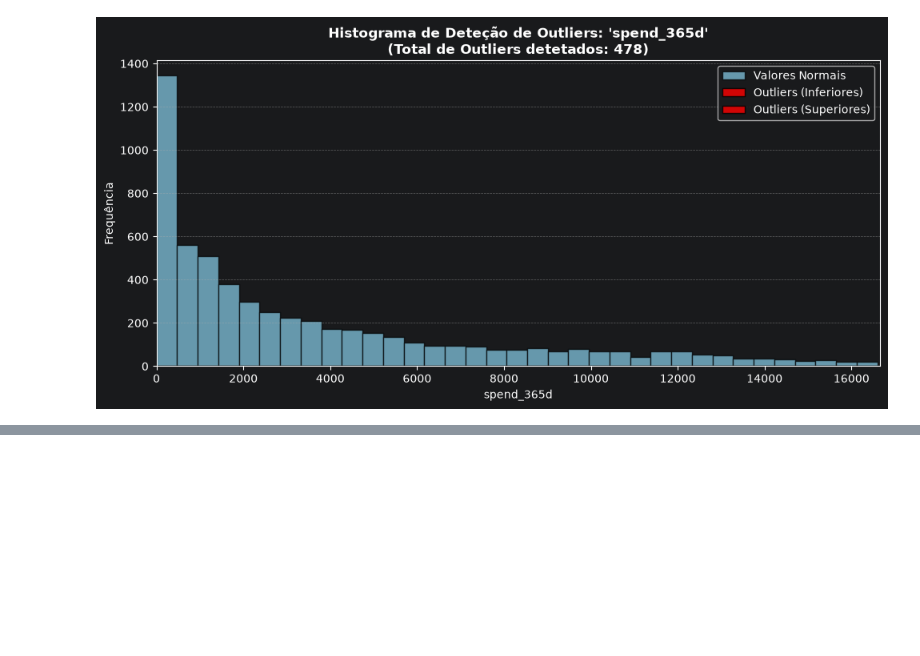
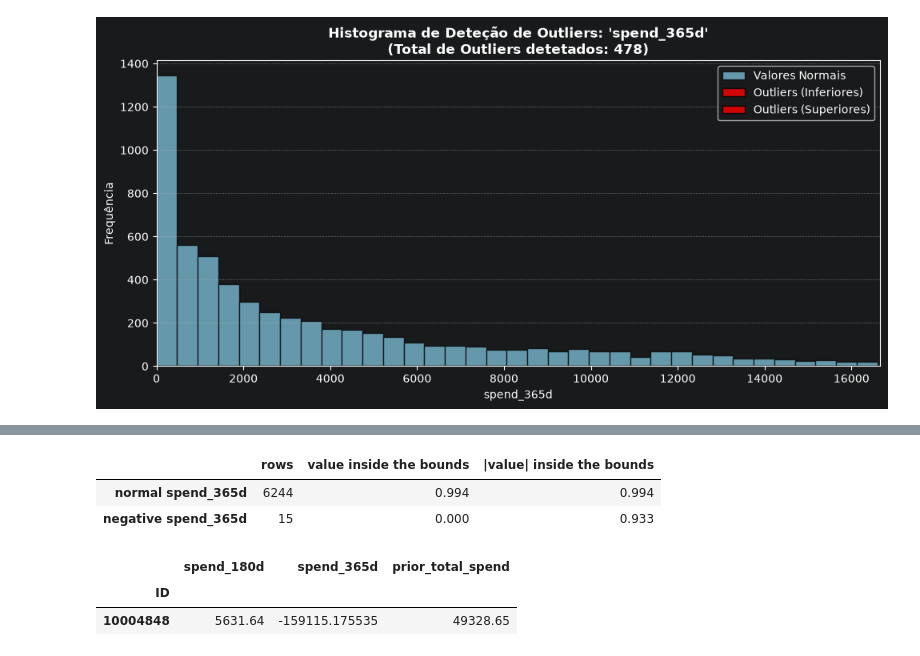
Before and after one commit to Martsnake/machine-learning, a Jupyter notebook: notebooks/Análise.ipynb, the cells around one changed output, grey strips where cells are left out. Saved outputs shown, nothing was run; the diff lists cells and outputs as text; code cells hidden in the pictures; blank space fills up the shorter version.

```diff
--- a/notebooks/Análise.ipynb
+++ b/notebooks/Análise.ipynb
@@ -587,0 +724,32 @@ Here is the distribution of the column Spend_365d
+# %%
+spend = df_raw["spend_365d"]
+spend_negative = spend < 0
+spend_billion = spend >= 1e8
+spend_normal = spend.notna() & ~spend_negative & ~spend_billion
+
+
+def inside_bounds(values, rows):
+    """True where a 365-day spend lies between the 180-day spend and the full prior spend (1 cent tolerance)."""
+    return ((values >= df_raw.loc[rows, "spend_180d"] - 0.01)
+            & (values <= df_raw.loc[rows, "prior_total_spend"] + 0.01))
+
+
+pd.DataFrame({
+    "rows": [spend_normal.sum(), spend_negative.sum()],
+    "value inside the bounds": [inside_bounds(spend[spend_normal], spend_normal).mean(),
+                                inside_bounds(spend[spend_negative], spend_negative).mean()],
+    "|value| inside the bounds": [inside_bounds(spend[spend_normal].abs(), spend_normal).mean(),
+                                  inside_bounds(spend[spend_negative].abs(), spend_negative).mean()],
+}, index=["normal spend_365d", "negative spend_365d"]).round(3)
+# %% [output]
+|  | rows | value inside the bounds | |value| inside the bounds |
+| normal spend_365d | 6244 | 0.994 | 0.994 |
+| negative spend_365d | 15 | 0.000 | 0.933 |
+# %%
+# The negative value that does not fit the bounds even without its sign
+outside = spend_negative & ~inside_bounds(spend.abs(), df_raw.index)
+df_raw.loc[outside, ["spend_180d", "spend_365d", "prior_total_spend"]]
+# %% [output]
+|  | spend_180d | spend_365d | prior_total_spend |
+| ID |  |  |  |
+| 10004848 | 5631.64 | -159115.175535 | 49328.65 |
```
Also changed, not shown: parts of 18 cells of this notebook.
